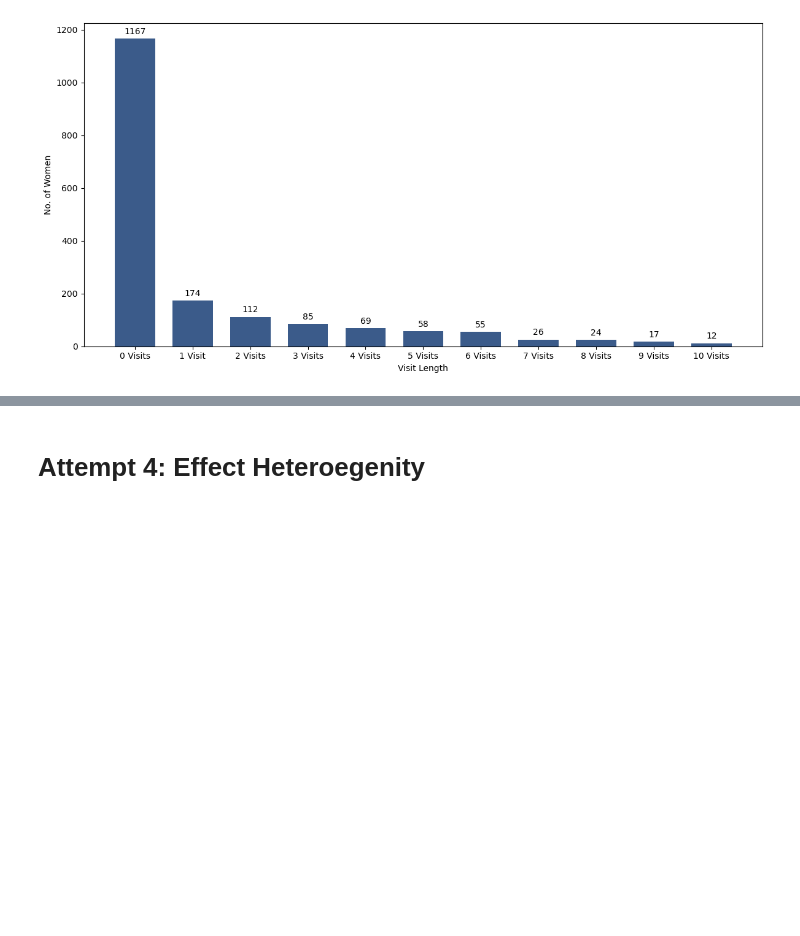
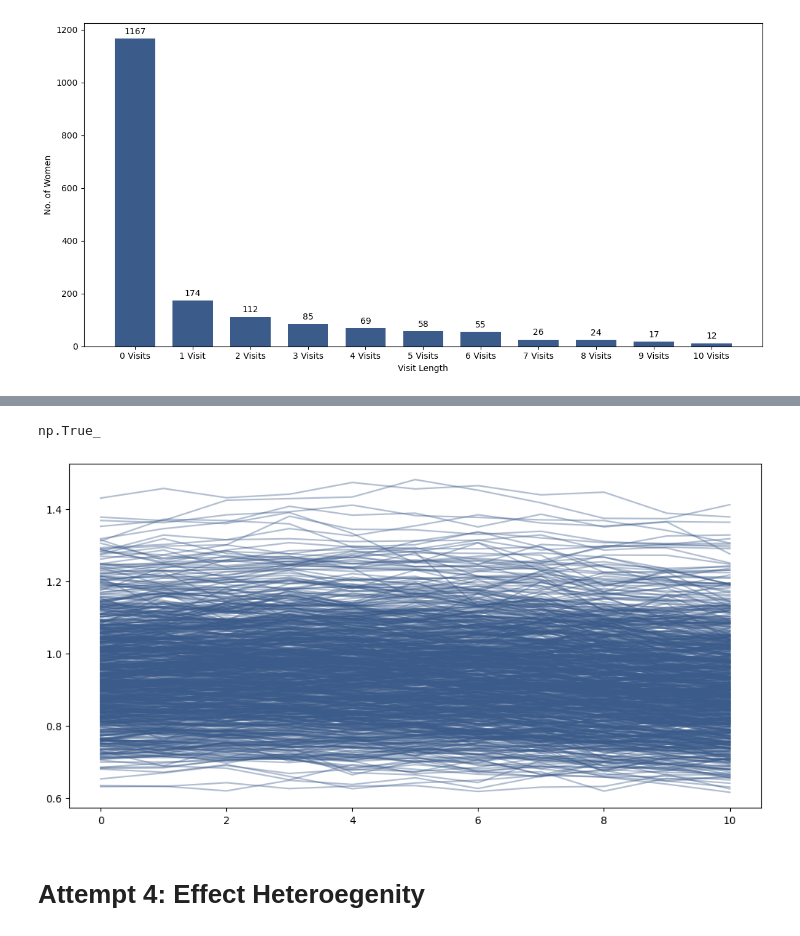
Before and after one commit to c6shi/hormone-use-bmd, a Jupyter notebook: tlfs.ipynb, the cells around one changed output, grey strips where cells are left out. Saved outputs shown, nothing was run; the diff lists cells and outputs as text; code cells hidden in the pictures; blank space fills up the shorter version.

```diff
--- a/tlfs.ipynb
+++ b/tlfs.ipynb
@@ -143,3 +143,8 @@ plt.savefig("plots/no_of_women_stay_on_MHT_per_visit_length.png")
 plt.show()
 # %% [output]
 [figure]
+# %%
+# spine BMD by visit per person
+hip_bmd_cols = ['HPBMDT' + str(i) for i in range(0, 11)]
+hip_bmd = data[hip_bmd_cols]
+hip_bmd
@@ -146,3 +165,15 @@ plt.show()
+# %%
+hip_bmd.iloc[2].isna().sum() > 8
+# %% [output]
+np.True_
+# %%
+fig, ax = plt.subplots(figsize=(12, 6))
+
+for i in range(hip_bmd.shape[0]):
+    if hip_bmd.iloc[i].isna().sum() == 0:
+        ax.plot(np.arange(11), hip_bmd.iloc[i], color = "#3b5b8a", alpha = 0.4)
+# %% [output]
+[figure, added]
 # %% [markdown]
 # Attempt 4: Effect Heteroegenity
 # %%
```
Also changed, not shown: parts of 1 cell of this notebook, 7 other files.
